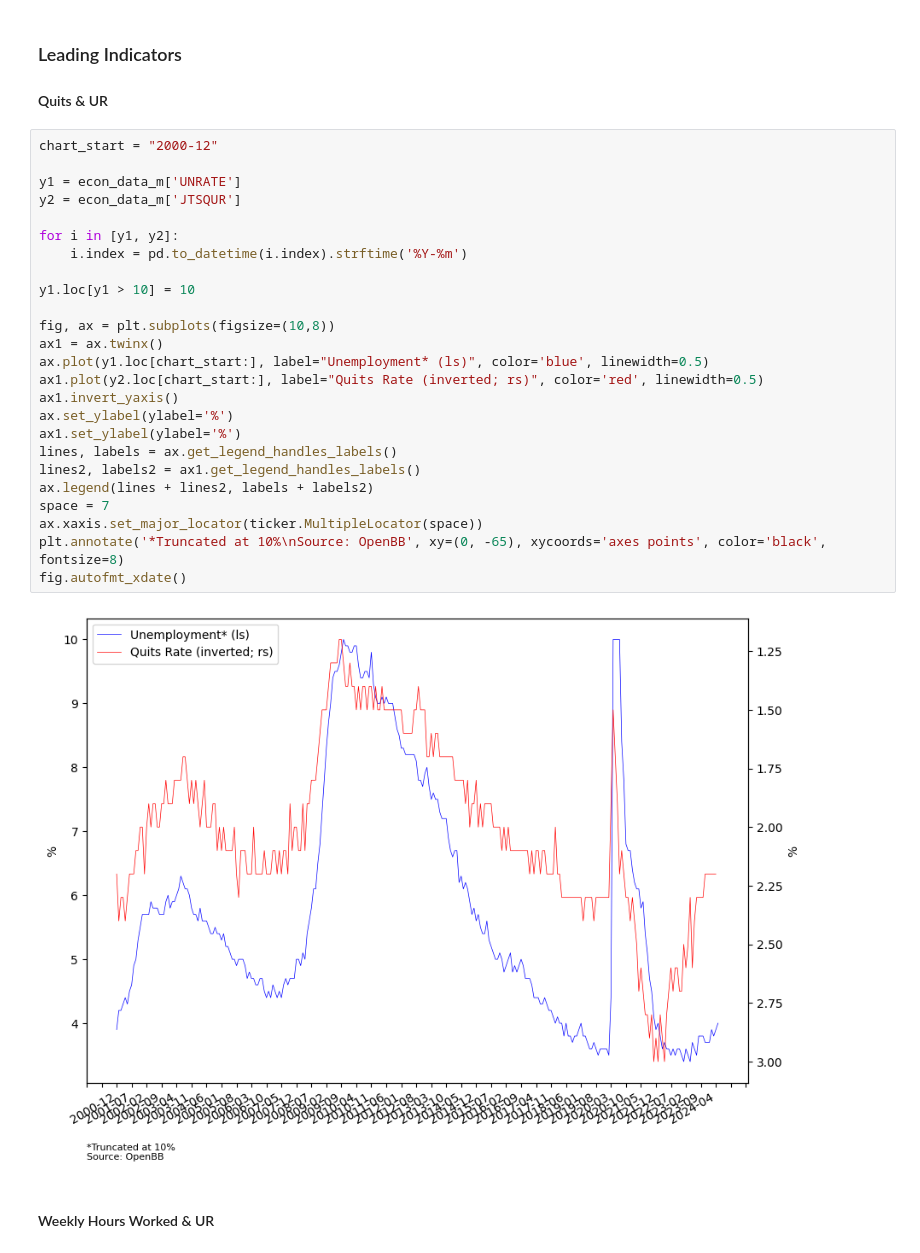
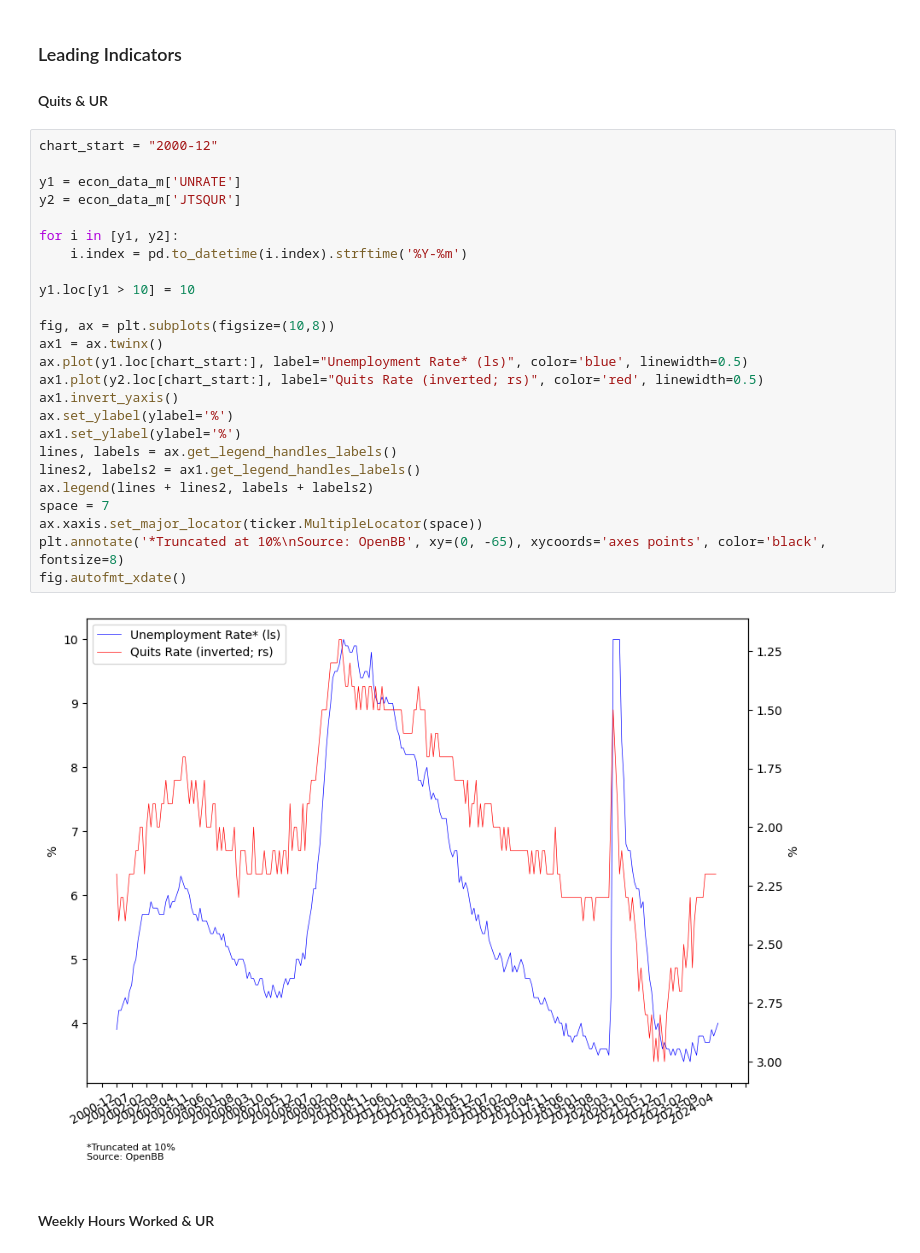
Before and after one commit to PatrickHLewis/Macro-Dashboard, a Jupyter notebook: Macro_Dashboard/Macro_Drivers/Labor/Labor.ipynb, the cells around one changed output. Drawn from its saved outputs; the diff is of its cells as text.

```diff
--- a/Macro_Dashboard/Macro_Drivers/Labor/Labor.ipynb
+++ b/Macro_Dashboard/Macro_Drivers/Labor/Labor.ipynb
@@ -215,30 +217,30 @@ plt.show()
 # %%
 chart_start = "2000-12"
 
 y1 = econ_data_m['UNRATE']
 y2 = econ_data_m['JTSQUR']
 
 for i in [y1, y2]:
     i.index = pd.to_datetime(i.index).strftime('%Y-%m')
 
 y1.loc[y1 > 10] = 10
 
 fig, ax = plt.subplots(figsize=(10,8))
 ax1 = ax.twinx()
-ax.plot(y1.loc[chart_start:], label="Unemployment* (ls)", color='blue', linewidth=0.5)
+ax.plot(y1.loc[chart_start:], label="Unemployment Rate* (ls)", color='blue', linewidth=0.5)
 ax1.plot(y2.loc[chart_start:], label="Quits Rate (inverted; rs)", color='red', linewidth=0.5)
 ax1.invert_yaxis()
 ax.set_ylabel(ylabel='%')
 ax1.set_ylabel(ylabel='%')
 lines, labels = ax.get_legend_handles_labels()
 lines2, labels2 = ax1.get_legend_handles_labels()
 ax.legend(lines + lines2, labels + labels2)
 space = 7
 ax.xaxis.set_major_locator(ticker.MultipleLocator(space))
 plt.annotate('*Truncated at 10%\nSource: OpenBB', xy=(0, -65), xycoords='axes points', color='black', fontsize=8)
 fig.autofmt_xdate()
 # %% [output]
-[figure, old version]
+[figure, new version]
 # %% [markdown]
 #### Weekly Hours Worked & UR
 # %%
```
Also changed, not shown: parts of 8 cells of this notebook, 6 other files.
